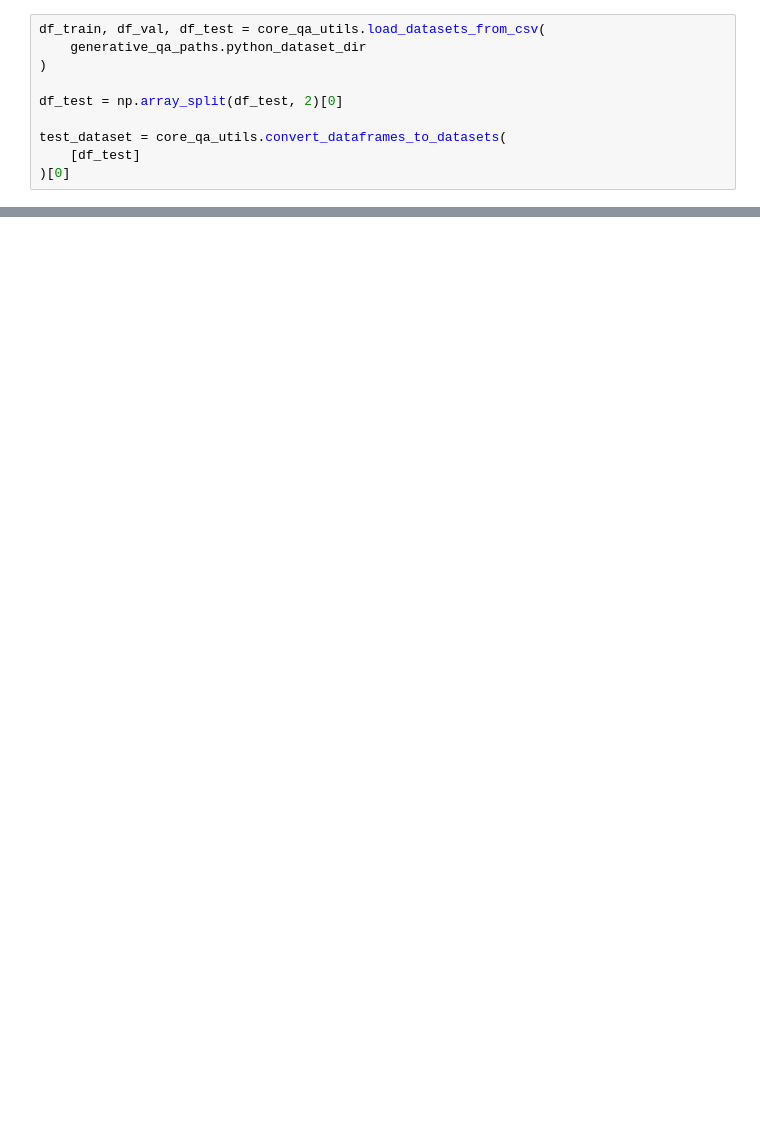
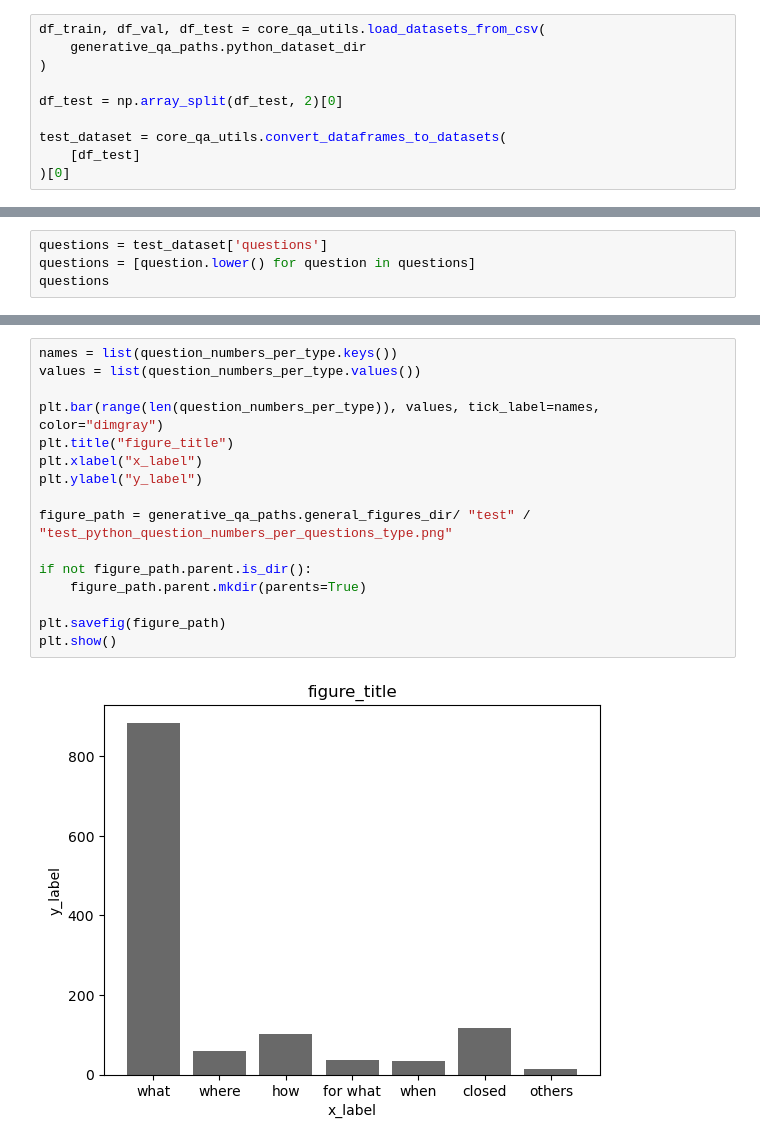
Before and after one commit to arsemi337/question-answering, a Jupyter notebook: generative-qa/notebooks/python/python_test_dataset_analysis.ipynb, the cells around one changed output, grey strips where cells are left out. Drawn from its saved outputs; the diff is of its cells as text; blank space fills up the shorter version.

Commit message:
images

```diff
--- a/generative-qa/notebooks/python/python_test_dataset_analysis.ipynb
+++ b/generative-qa/notebooks/python/python_test_dataset_analysis.ipynb
@@ -137,0 +149,4 @@ core_qa_utils.plot_sentence_lengths_histogram(
+# %%
+questions = test_dataset['questions']
+questions = [question.lower() for question in questions]
+questions
@@ -137,0 +213,18 @@ core_qa_utils.plot_sentence_lengths_histogram(
+# %%
+names = list(question_numbers_per_type.keys())
+values = list(question_numbers_per_type.values())
+
+plt.bar(range(len(question_numbers_per_type)), values, tick_label=names, color="dimgray")
+plt.title("figure_title")
+plt.xlabel("x_label")
+plt.ylabel("y_label")
+
+figure_path = generative_qa_paths.general_figures_dir/ "test" / "test_python_question_numbers_per_questions_type.png"
+
+if not figure_path.parent.is_dir():
+    figure_path.parent.mkdir(parents=True)
+
+plt.savefig(figure_path)
+plt.show()
+# %% [output]
+[figure, added]
```
Also changed, not shown: parts of 9 cells of this notebook, 9 other files.
